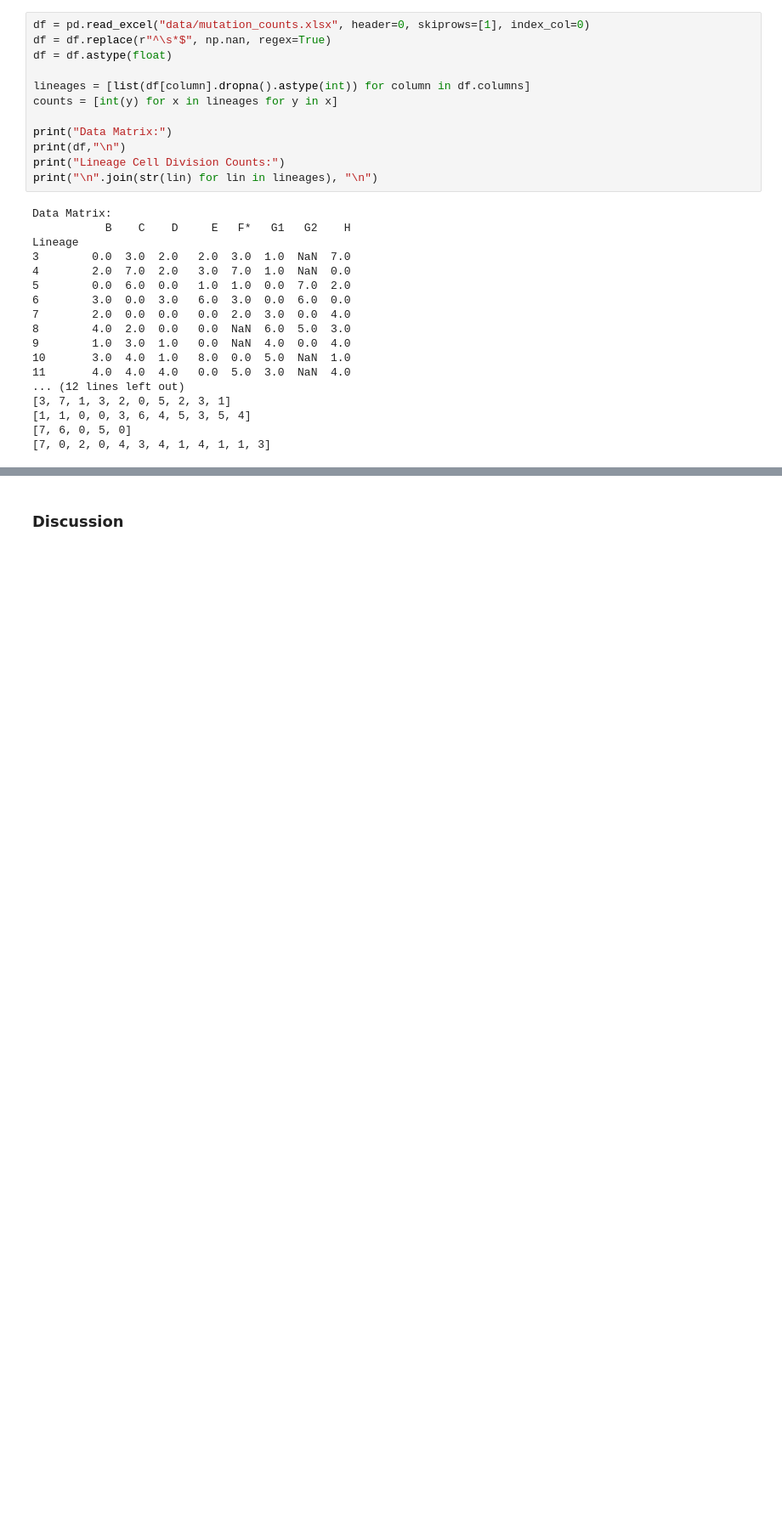
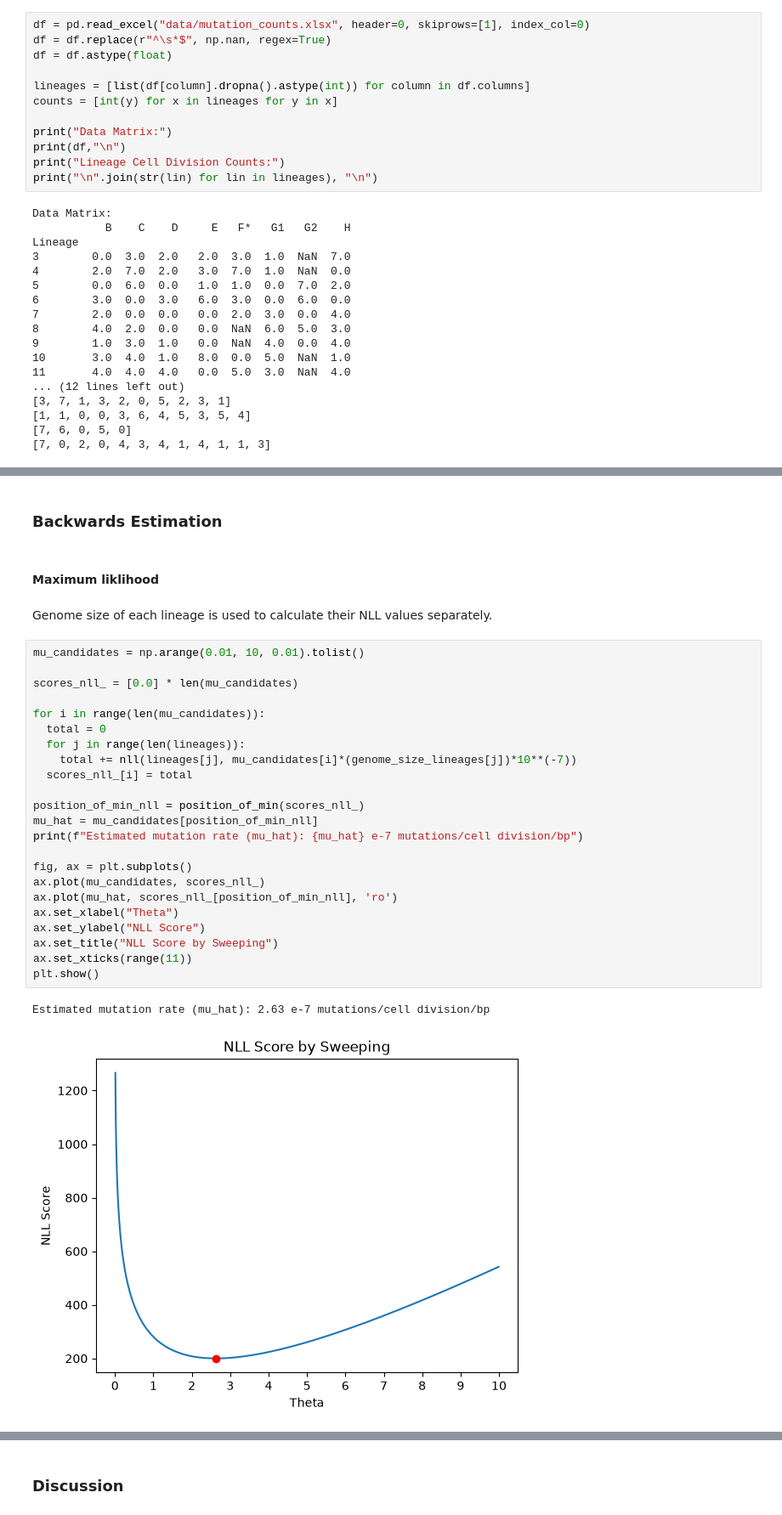
Before and after one commit to atomsim/cb2330-PRO1-Pair23, a Jupyter notebook: project.ipynb, the cells around one changed output, grey strips where cells are left out. Shown at 85% size. Saved outputs shown, nothing was run; the diff lists cells and outputs as text; blank space fills up the shorter version.

```diff
--- a/project.ipynb
+++ b/project.ipynb
@@ -490,0 +359,32 @@ plt.show()
+# %% [markdown]
+### Backwards Estimation
+# %% [markdown]
+#### Maximum liklihood
+# %% [markdown]
+Genome size of each lineage is used to calculate their NLL values separately.
+# %%
+mu_candidates = np.arange(0.01, 10, 0.01).tolist()
+
+scores_nll_ = [0.0] * len(mu_candidates)
+
+for i in range(len(mu_candidates)):
+  total = 0
+  for j in range(len(lineages)):
+    total += nll(lineages[j], mu_candidates[i]*(genome_size_lineages[j])*10**(-7))
+  scores_nll_[i] = total
+
+position_of_min_nll = position_of_min(scores_nll_)
+mu_hat = mu_candidates[position_of_min_nll]
+print(f"Estimated mutation rate (mu_hat): {mu_hat} e-7 mutations/cell division/bp")
+
+fig, ax = plt.subplots()
+ax.plot(mu_candidates, scores_nll_)
+ax.plot(mu_hat, scores_nll_[position_of_min_nll], 'ro')
+ax.set_xlabel("Theta")
+ax.set_ylabel("NLL Score")
+ax.set_title("NLL Score by Sweeping")
+ax.set_xticks(range(11))
+plt.show()
+# %% [output]
+Estimated mutation rate (mu_hat): 2.63 e-7 mutations/cell division/bp
+[figure, added]
```
Also changed, not shown: parts of 54 cells of this notebook.
